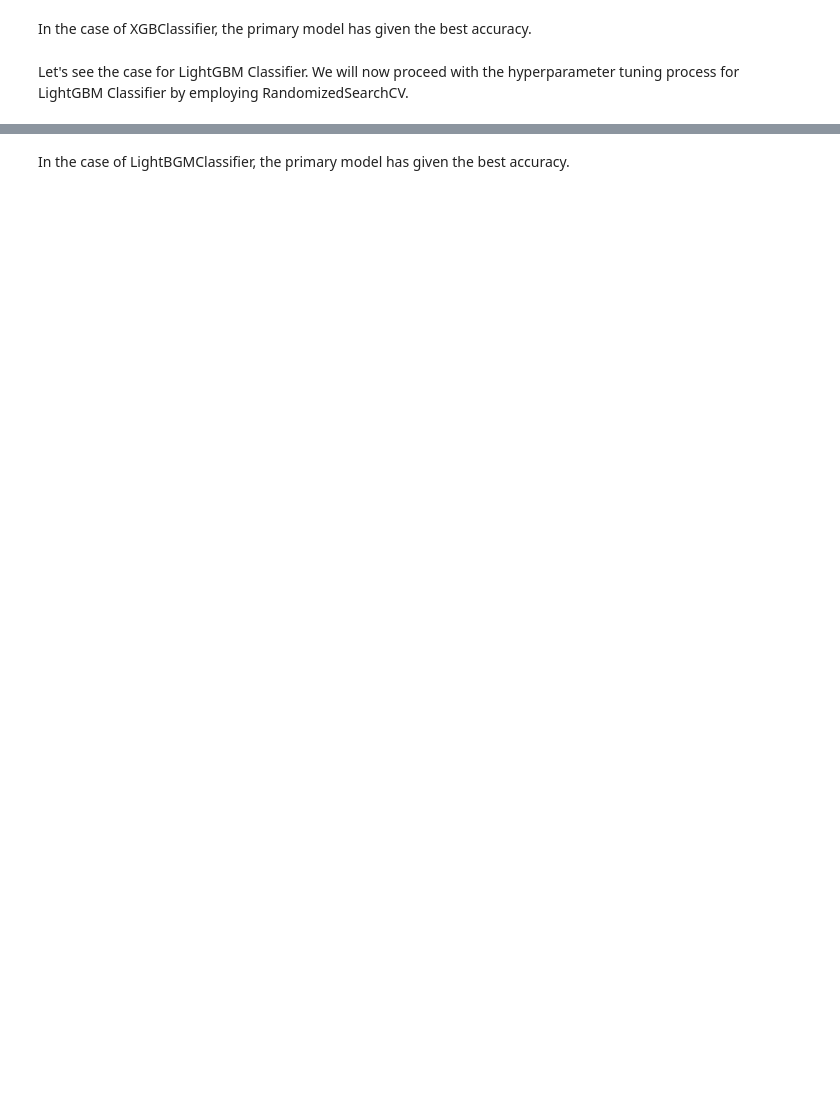
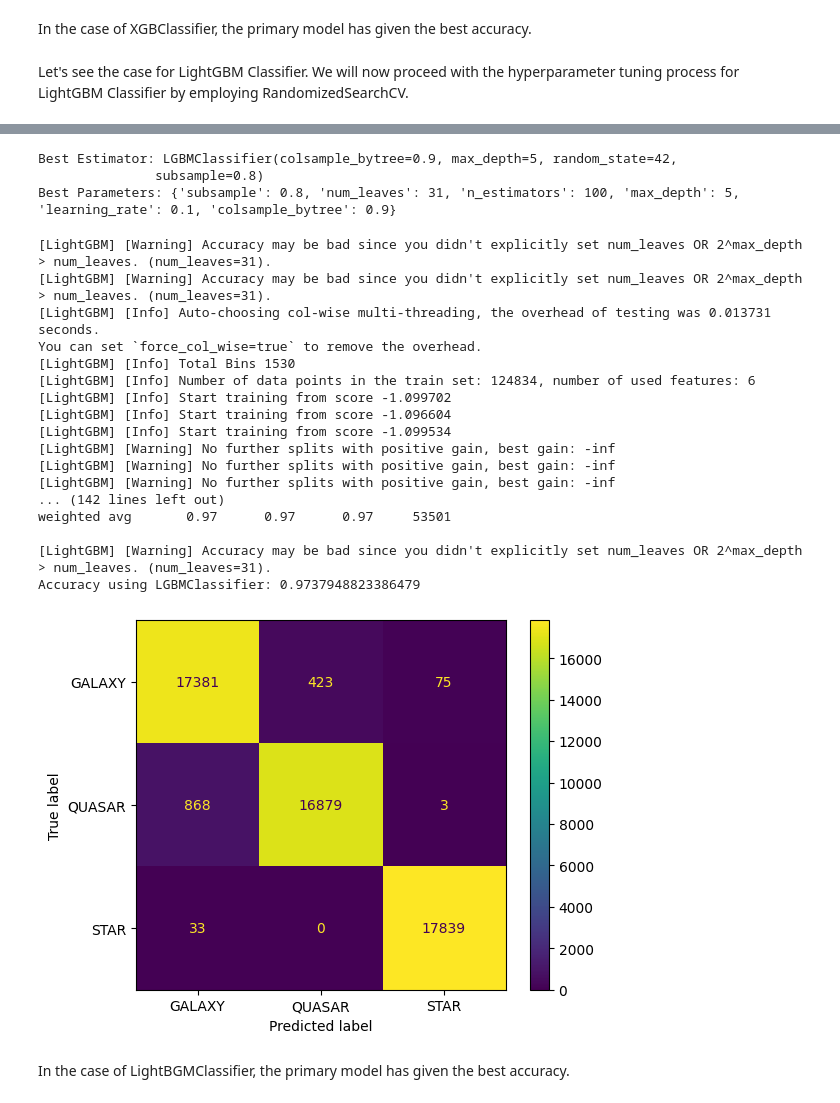
Before and after one commit to Ahmed-Estiak/stellar-classification-using-SMOTE-and-classifiers-ensemble, a Jupyter notebook: Stellar Classification (Smote, Scaled, hyperparamter tuning and ensemble).ipynb, the cells around one changed output, grey strips where cells are left out. Drawn from its saved outputs; the diff is of its cells as text; code cells hidden in the pictures; blank space fills up the shorter version.

```diff
--- a/Stellar Classification (Smote, Scaled, hyperparamter tuning and ensemble).ipynb
+++ b/Stellar Classification (Smote, Scaled, hyperparamter tuning and ensemble).ipynb
@@ -1125,0 +1131,14 @@ Accuracy using LGBMClassifier: 0.9727481729313471
+# %%
+param_dist = {
+    'subsample': [0.2, 0.7, 0.8, 0.9],
+    'num_leaves': [20, 31],
+    'n_estimators': [50, 100, 150, 200],
+    'max_depth': [5, 6, 10, 13],
+    'learning_rate': [ 0.01, 0.1, 0.4],
+    'colsample_bytree': [0.4, 0.7, 0.8, 0.9]
+
+
+
+}
+random_search = RandomizedSearchCV(estimator=lgbm, param_distributions=param_dist, n_iter=10, cv=5, random_state=42, n_jobs=-1)
+random_search.fit(X_train, y_train)
@@ -1126,2 +1172,44 @@ Accuracy using LGBMClassifier: 0.9727481729313471
+# %%
+print("Best Estimator:", random_search.best_estimator_)
+print("Best Parameters:", random_search.best_params_)
+# %% [output]
+Best Estimator: LGBMClassifier(colsample_bytree=0.9, max_depth=5, random_state=42,
+               subsample=0.8)
+Best Parameters: {'subsample': 0.8, 'num_leaves': 31, 'n_estimators': 100, 'max_depth': 5, 'learning_rate': 0.1, 'colsample_bytree': 0.9}
+# %%
+best_lgbm_model = random_search.best_estimator_
+best_lgbm_model.get_params
+best_lgbm_model.fit(X_train, y_train)
+y_predict = best_lgbm_model.predict(X_test)
+
+accuracy = accuracy_score(y_test, y_predict)
+print(accuracy)
+
+ConfusionMatrixDisplay.from_predictions(y_test, y_predict,
+                                        display_labels = ['GALAXY', 'QUASAR', 'STAR'])
+
+cr1 = classification_report(y_test, y_predict)
+print(cr1)
+accuracy_best_lgbm_model = best_lgbm_model.score(X_test, y_test)
+print("Accuracy using LGBMClassifier:", accuracy_best_lgbm_model)
+# %% [output]
+[LightGBM] [Warning] Accuracy may be bad since you didn't explicitly set num_leaves OR 2^max_depth > num_leaves. (num_leaves=31).
+[LightGBM] [Warning] Accuracy may be bad since you didn't explicitly set num_leaves OR 2^max_depth > num_leaves. (num_leaves=31).
+[LightGBM] [Info] Auto-choosing col-wise multi-threading, the overhead of testing was 0.013731 seconds.
+You can set `force_col_wise=true` to remove the overhead.
+[LightGBM] [Info] Total Bins 1530
+[LightGBM] [Info] Number of data points in the train set: 124834, number of used features: 6
+[LightGBM] [Info] Start training from score -1.099702
+[LightGBM] [Info] Start training from score -1.096604
+[LightGBM] [Info] Start training from score -1.099534
+[LightGBM] [Warning] No further splits with positive gain, best gain: -inf
+[LightGBM] [Warning] No further splits with positive gain, best gain: -inf
+[LightGBM] [Warning] No further splits with positive gain, best gain: -inf
+... (142 lines left out)
+weighted avg       0.97      0.97      0.97     53501
+
+[LightGBM] [Warning] Accuracy may be bad since you didn't explicitly set num_leaves OR 2^max_depth > num_leaves. (num_leaves=31).
+Accuracy using LGBMClassifier: 0.9737948823386479
+[figure, added]
 # %% [markdown]
 In the case of LightBGMClassifier, the primary model has given the best accuracy.
```
Also changed, not shown: parts of 30 cells of this notebook.
